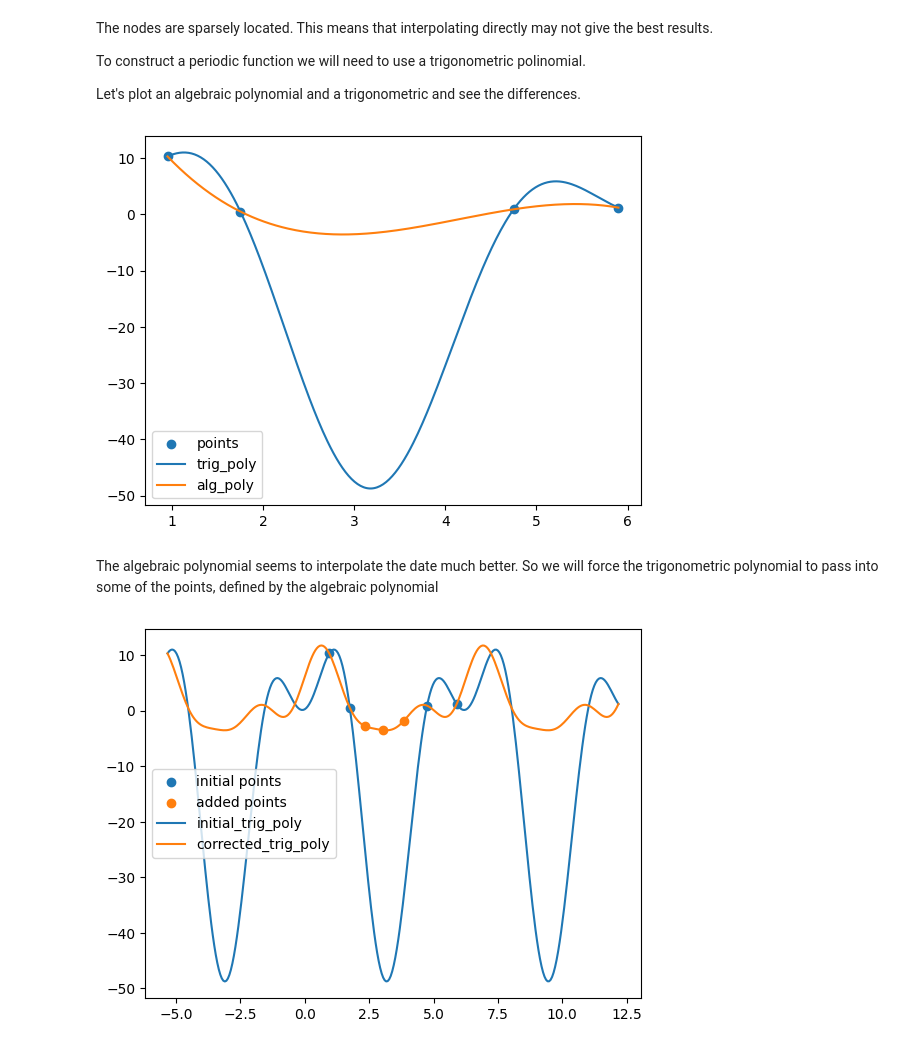
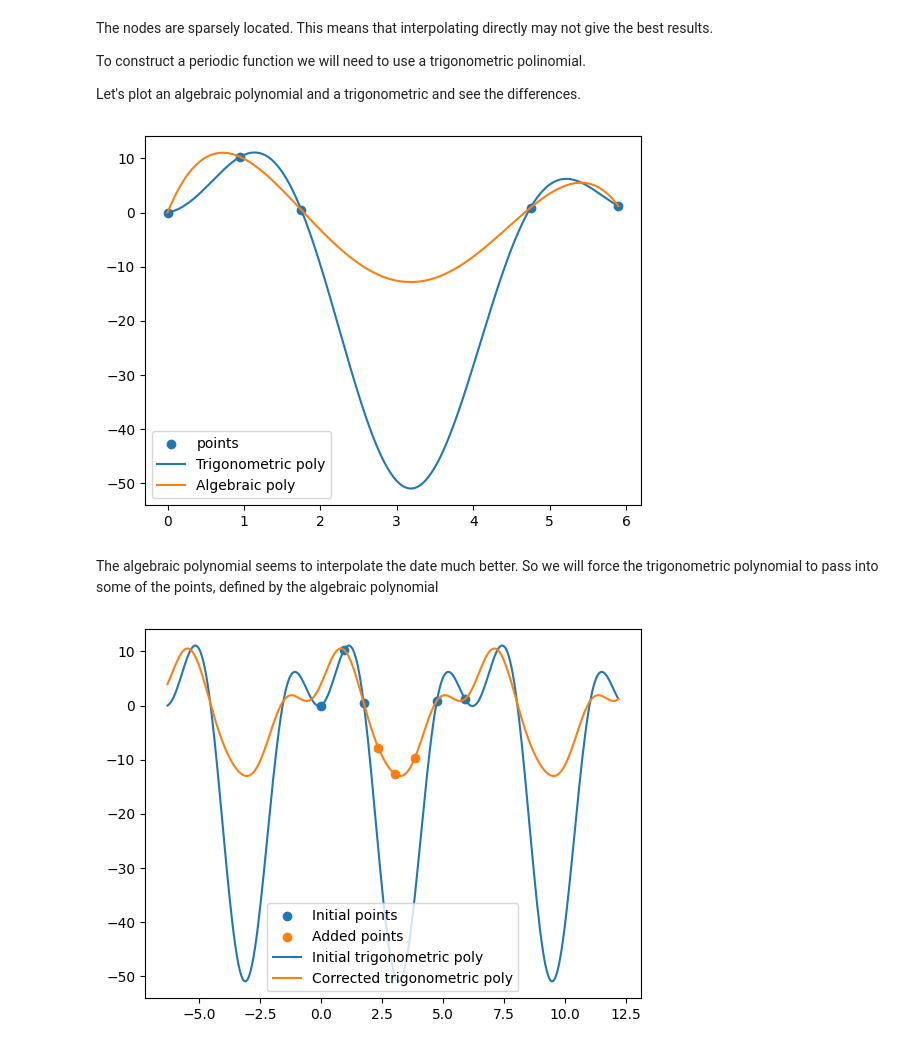
Before and after one commit to ivo3123/NumericalMethods, a Jupyter notebook: exam1_preparation/task7.ipynb, the cells around one changed output. Cells and saved outputs as stored; diff of their text form; code cells hidden in the pictures.

```diff
--- a/exam1_preparation/task7.ipynb
+++ b/exam1_preparation/task7.ipynb
@@ -22,8 +22,8 @@ sys.path.append('../util/')
 from basis_poly import trig_poly, alg_poly
 from lagrange_poly import lagrange_poly
 # %%
-nodes = np.array([0.95, 1.75, 4.75, 5.9])
-values = np.array([10.3, 0.5, 0.9, 1.2])
+nodes = np.array([0, 0.95, 1.75, 4.75, 5.9])
+values = np.array([0, 10.3, 0.5, 0.9, 1.2])
 # %% [markdown]
 The nodes are sparsely located.
 This means that interpolating directly may not give the best results.
@@ -37,24 +37,27 @@ x_axis = np.linspace(nodes.min(), nodes.max(), 300)
 plt.scatter(nodes, values)
 plt.plot(x_axis, trig_poly(nodes, values, x_axis))
 plt.plot(x_axis, alg_poly(nodes, values, x_axis))
-plt.legend(['points', 'trig_poly', 'alg_poly'])
+plt.legend(['points', 'Trigonometric poly', 'Algebraic poly'])
 plt.show()
 # %% [output]
-[figure, old version]
+[figure, new version]
 # %% [markdown]
 The algebraic polynomial seems to interpolate the date much better.
 So we will force the trigonometric polynomial to pass into some of the points, defined by the algebraic polynomial
 # %%
 new_nodes = np.array([0.95, 1.75, 2.35, 3.05, 3.85, 4.75, 5.9])
-new_values = np.array([10.3, 0.5, alg_poly(nodes, values, 2.35), alg_poly(nodes, values, 3.05), alg_poly(nodes, values, 3.85), 0.9, 1.2])
+new_values = np.array([10.3, 0.5, alg_poly(nodes, values, 2.35),
+  alg_poly(nodes, values, 3.05), alg_poly(nodes, values, 3.85), 0.9, 1.2])
 
 x_axis = np.linspace(nodes.min() - 2*np.pi, nodes.max() + 2*np.pi, 300)
 
 plt.scatter(nodes, values)
-plt.scatter([2.35, 3.05, 3.85], [alg_poly(nodes, values, 2.35), alg_poly(nodes, values, 3.05), alg_poly(nodes, values, 3.85)])
+plt.scatter([2.35, 3.05, 3.85], [alg_poly(nodes, values, 2.35),
+  alg_poly(nodes, values, 3.05), alg_poly(nodes, values, 3.85)])
 plt.plot(x_axis, trig_poly(nodes, values, x_axis))
 plt.plot(x_axis, trig_poly(new_nodes, new_values, x_axis))
-plt.legend(['initial points', 'added points', 'initial_trig_poly', 'corrected_trig_poly'])
+plt.legend(['Initial points', 'Added points',
+  'Initial trigonometric poly', 'Corrected trigonometric poly'])
 plt.show()
 # %% [output]
-[figure, old version]
+[figure, new version]
```
Also changed, not shown: 6 other files.
